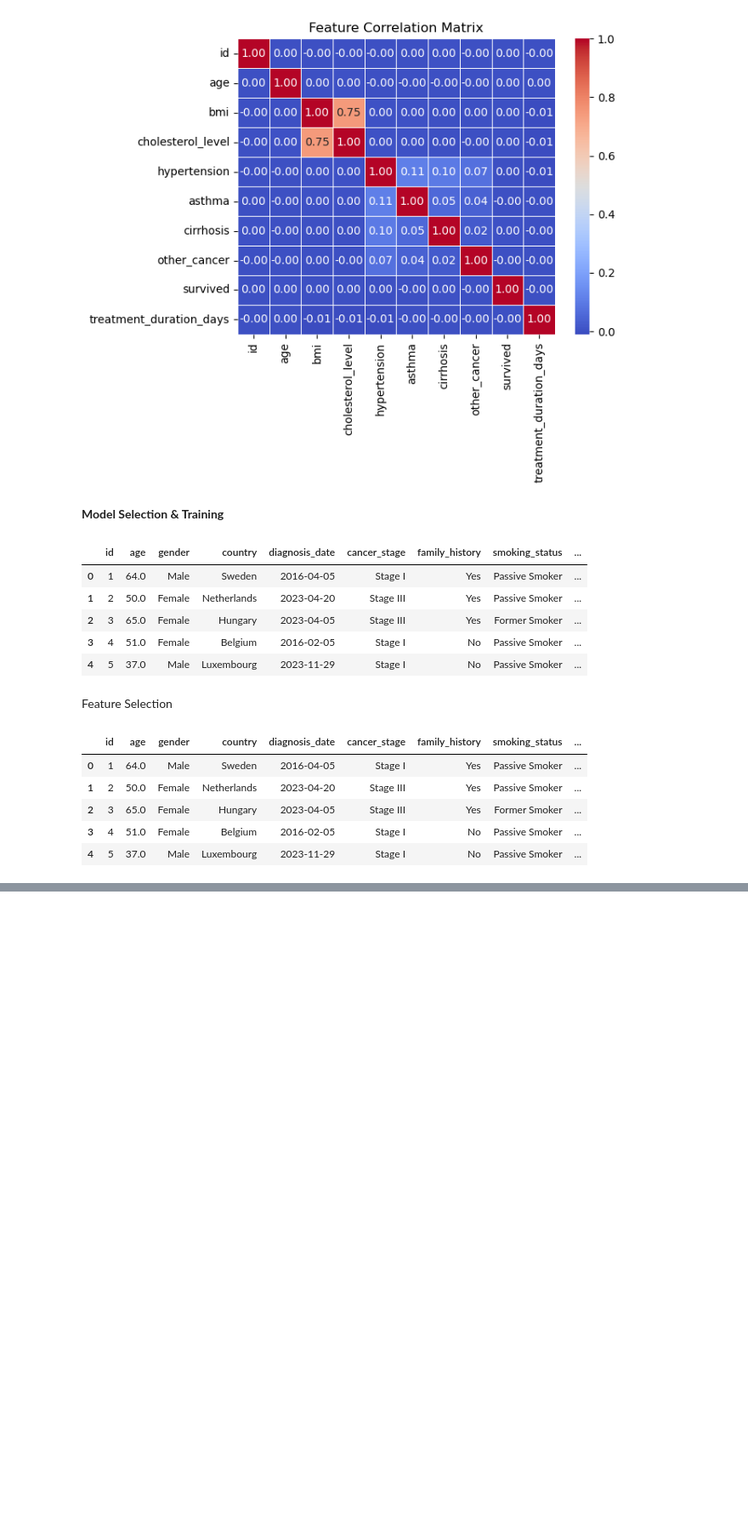
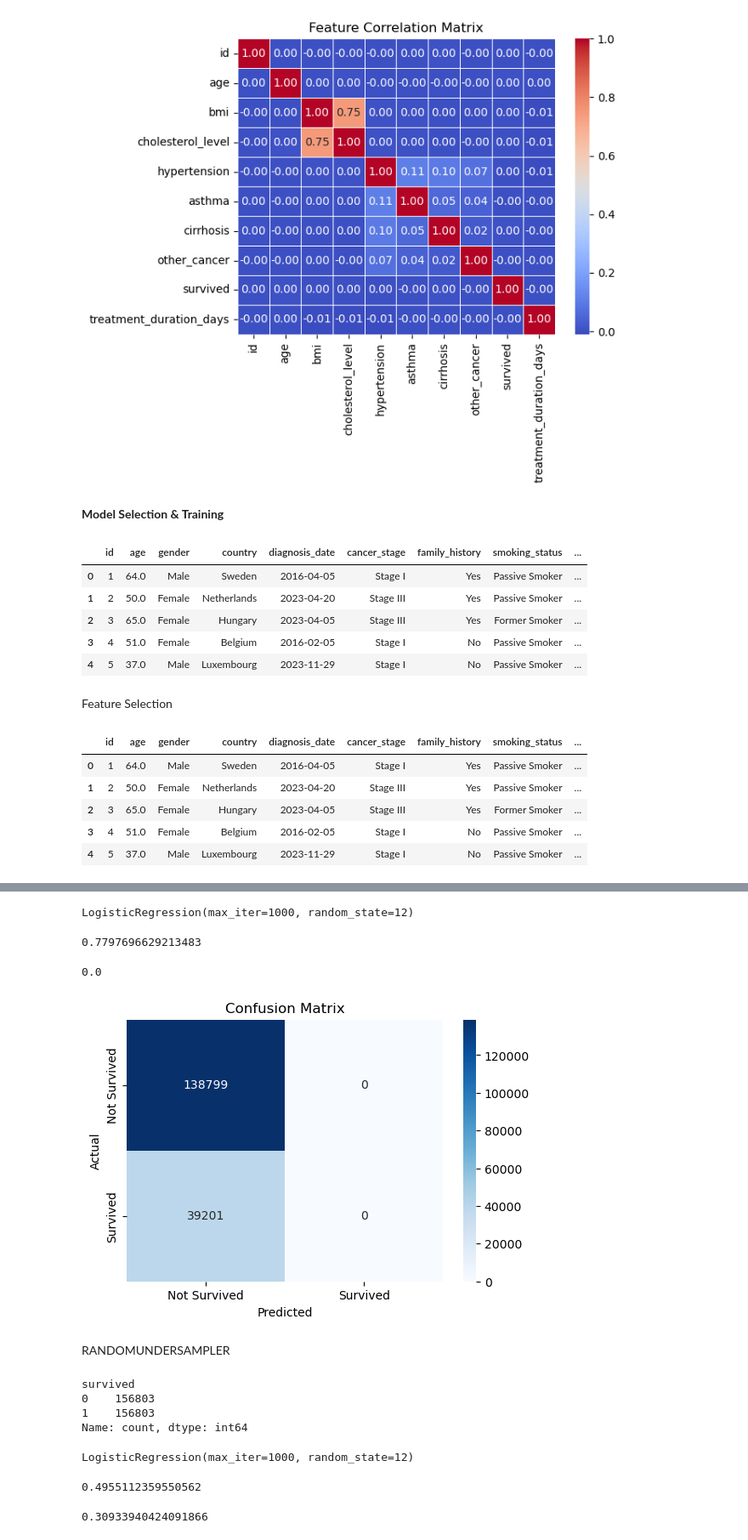
Before and after one commit to HenryKB22/Lung-Cancer-Survival-Predictor, a Jupyter notebook: Lung_Cancer_Project.ipynb, the cells around one changed output, grey strips where cells are left out. Shown: that part at 85% size. Saved outputs shown, nothing was run; the diff lists cells and outputs as text; code cells hidden in the pictures; blank space fills up the shorter version.

```diff
--- a/Lung_Cancer_Project.ipynb
+++ b/Lung_Cancer_Project.ipynb
@@ -309,0 +363,29 @@ Training Accuracy: 0.78
+# %%
+log_reg_model = LogisticRegression(max_iter=1000, random_state=12)
+# %%
+log_reg_model.fit(X_resampled, y_resampled)
+# %% [output]
+LogisticRegression(max_iter=1000, random_state=12)
+# %%
+y_pred_enn = log_reg_model.predict(X_test)
+# %%
+accuracy_score(y_test, y_pred_enn)
+# %% [output]
+0.7797696629213483
+# %%
+f1_score(y_test, y_pred_enn)
+# %% [output]
+0.0
+# %%
+# confusion matrix
+cm = confusion_matrix(y_test, y_pred_enn)
+plt.figure(figsize=(6, 4))
+sns.heatmap(cm, annot=True, fmt='d', cmap='Blues', xticklabels=['Not Survived', 'Survived'], yticklabels=['Not Survived', 'Survived'])
+plt.title("Confusion Matrix")
+plt.xlabel("Predicted")
+plt.ylabel("Actual")
+plt.show()
+# %% [output]
+[figure, added]
+# %% [markdown]
+RANDOMUNDERSAMPLER
@@ -309,0 +396,13 @@ Training Accuracy: 0.78
+# %%
+class_counts_under = y_resampled_under.value_counts()
+
+class_counts_under
+# %% [output]
+survived
+0    156803
+1    156803
+Name: count, dtype: int64
+# %%
+log_reg_model.fit(X_resampled_under, y_resampled_under)
+# %% [output]
+LogisticRegression(max_iter=1000, random_state=12)
@@ -309,0 +411,8 @@ Training Accuracy: 0.78
+# %%
+accuracy_score(y_test, y_pred_under)
+# %% [output]
+0.4955112359550562
+# %%
+f1_score(y_test, y_pred_under)
+# %% [output]
+0.30933940424091866
```
Also changed, not shown: parts of 50 cells of this notebook, 1 other file.
